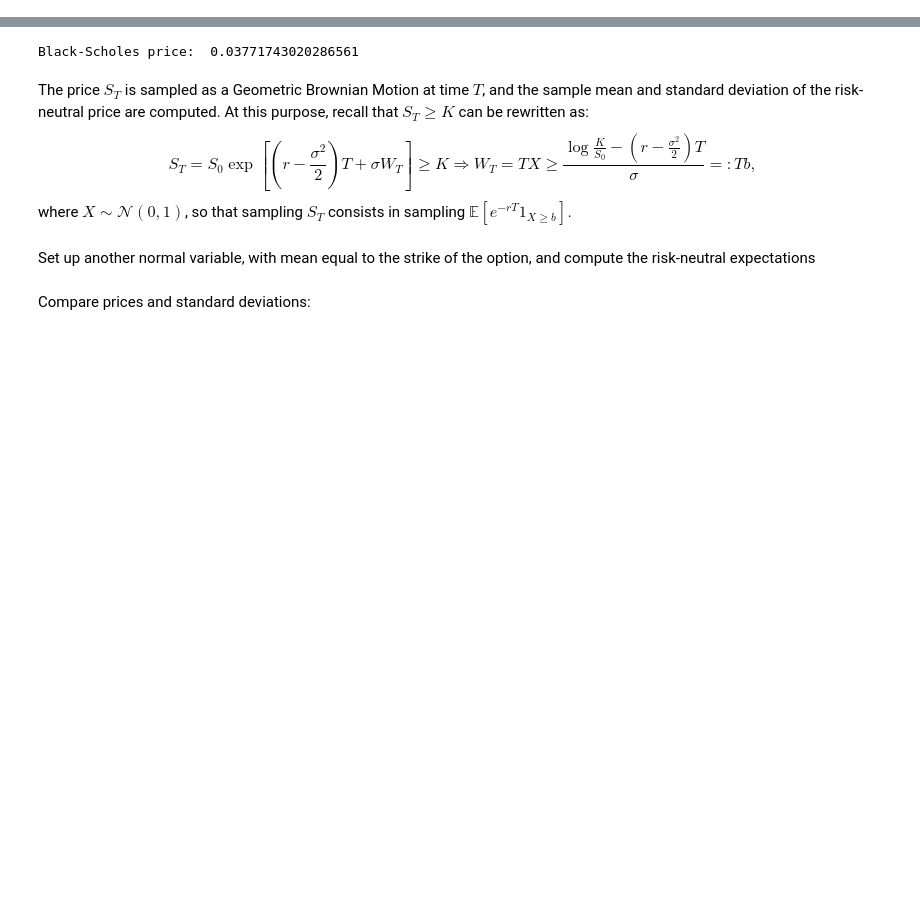
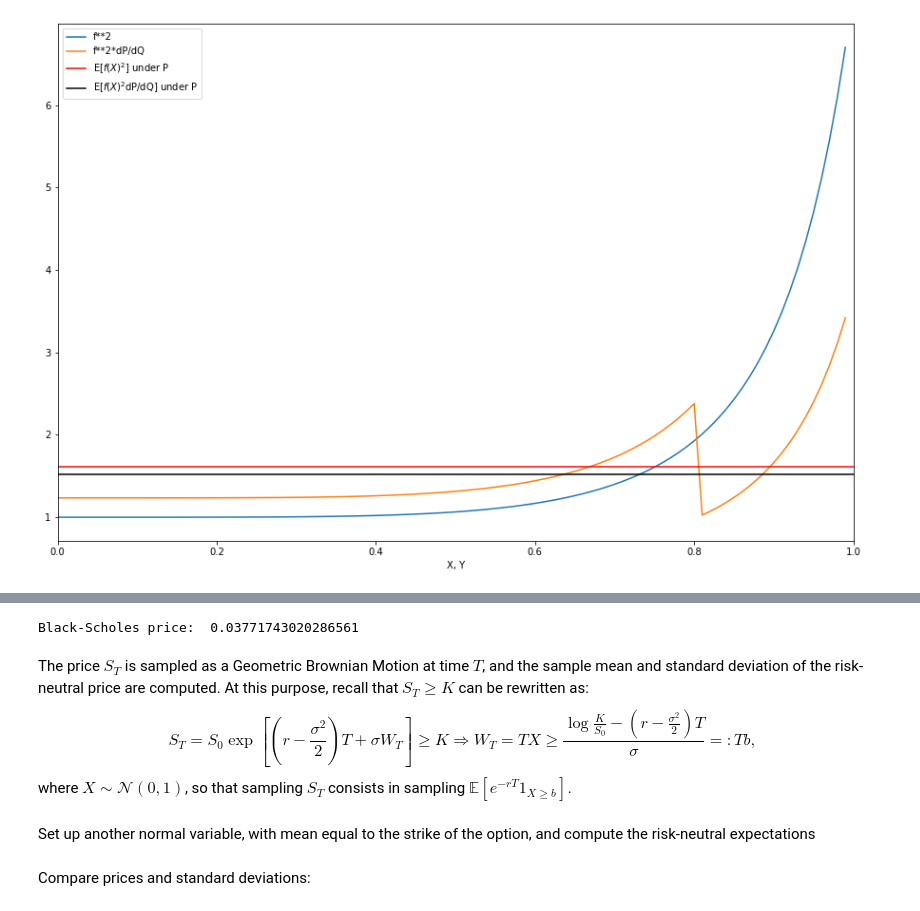
Before and after one commit to lucchem/mc_experiments, a Jupyter notebook: importance_sampling.ipynb, the cells around one changed output, grey strips where cells are left out. Drawn from its saved outputs; the diff is of its cells as text; code cells hidden in the pictures; blank space fills up the shorter version.

```diff
--- a/importance_sampling.ipynb
+++ b/importance_sampling.ipynb
@@ -6,0 +52,11 @@ np.random.seed(10101)
+# %%
+plt.plot(xp, f(xp)**2, label = 'f**2')
+plt.plot(xp, f(xp)**2*radon_nikodym(xp)**2, label = 'f**2*dP/dQ')
+plt.axhline(((f(xp)**2*P(xp))*(xp[1]-xp[0])).sum(), c="red", label="E[$f(X)^2$] under P")
+plt.axhline(((f(xp)**2*radon_nikodym(xp)*P(xp))*(xp[1]-xp[0])).sum(), c="black", label="E[$f(X)^2$dP/dQ] under P")
+plt.legend()
+plt.xlabel("X, Y")
+plt.xlim(0,1)
+plt.show()
+# %% [output]
+[figure, added]
```
Also changed, not shown: parts of 8 cells of this notebook, 1 other file.
